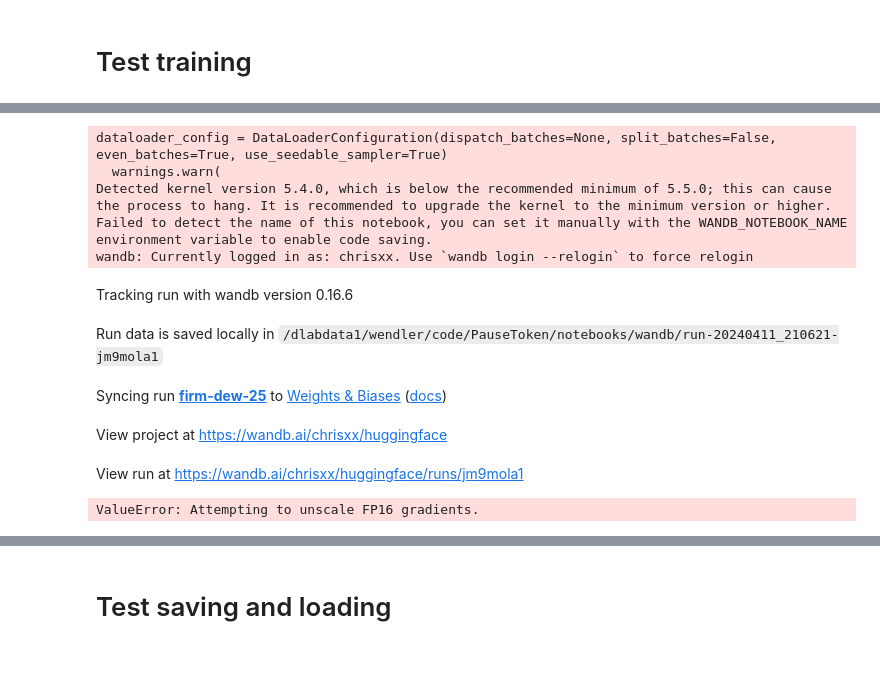
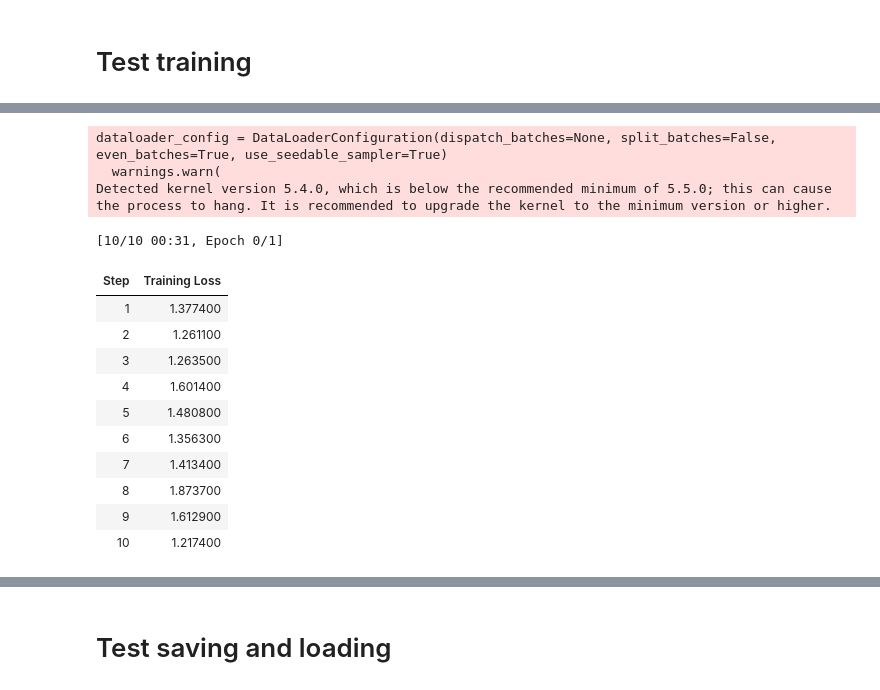
Before and after one commit to epfl-dlab/PauseToken, a Jupyter notebook: notebooks/LoRA and Add Tokens Example.ipynb, the cells around one changed output, grey strips where cells are left out. Saved outputs shown, nothing was run; the diff lists cells and outputs as text; code cells hidden in the pictures; blank space fills up the shorter version.

Commit message:
apparently upcasting to float32 helps for the training

```diff
--- a/notebooks/LoRA and Add Tokens Example.ipynb
+++ b/notebooks/LoRA and Add Tokens Example.ipynb
@@ -66,9 +66,13 @@ class Llama2EmbeddingSurgeon():
         # check if llama is surgeried
         assert llama.model.embed_tokens == self.extended_embedding
         assert llama.lm_head == self.extended_unembedding
+        backup_embed_tokens = self.llama.model.embed_tokens
+        backup_lm_head = self.llama.lm_head
         self.llama.model.embed_tokens = self.backup_embed_tokens
         self.llama.lm_head = self.backup_lm_head
         self.llama.save_pretrained(path)
+        self.llama.model.embed_tokens = backup_embed_tokens
+        self.llama.lm_head = backup_lm_head
         self.extended_tokenizer.save_pretrained(path)
         torch.save(self.extended_embedding.state_dict(), f"{path}/extended_embedding.pt")
         torch.save(self.extended_unembedding.state_dict(), f"{path}/extended_unembedding.pt")
@@ -92,12 +96,8 @@ class PeftModelEmbeddingSurgeon():
             self.llama = peft_model
         self.peft_model = peft_model
         self.extended_tokenizer = extended_tokenizer
-        self.extended_embedding = nn.Embedding(len(extended_tokenizer), self.llama.model.embed_tokens.embedding_dim)
-        self.extended_embedding.to(self.llama.model.embed_tokens.weight.device).to(self.llama.model.embed_tokens.weight.dtype)
-        self.extended_unembedding = nn.Linear(self.llama.model.embed_tokens.embedding_dim, len(extended_tokenizer), bias=False)
-        self.extended_unembedding.to(self.llama.lm_head.weight.device).to(self.llama.lm_head.weight.dtype)
-       # self.extended_embedding = EmbeddingWrapper(self.llama.model.embed_tokens, len(extended_tokenizer))
-       # self.extended_unembedding = LinearWrapper(self.llama.lm_head, len(extended_tokenizer))
+        self.extended_embedding = EmbeddingWrapper(self.llama.model.embed_tokens, len(extended_tokenizer))
+        self.extended_unembedding = LinearWrapper(self.llama.lm_head, len(extended_tokenizer))
 
     def get_surgeried_model(self):
         self.backup_embed_tokens = self.llama.model.embed_tokens
@@ -333,6 +353,11 @@ from transformers import TrainingArguments
 import os
 
 tokenizer.pad_token = tokenizer.eos_token
+
+for param in model.parameters():
+    if param.requires_grad:
+        param.data = param.data.to(torch.float32)
+
 
 trainer = SFTTrainer(
     model = model,
@@ -340,39 +365,47 @@ trainer = SFTTrainer(
     train_dataset = dataset,
     eval_dataset = None,
     dataset_text_field = "text",
     max_seq_length = 1024,
     dataset_num_proc = 2,
     packing = False, # Can make training 5x faster for short sequences.
     args = TrainingArguments(
         gradient_checkpointing=False,
         per_device_train_batch_size = 1,
         gradient_accumulation_steps = 1,
         warmup_steps = 0,
-        max_steps = 1,
+        max_steps = 10,
         #num_train_epochs = 1,
         learning_rate = 2e-4,
         fp16 = not torch.cuda.is_bf16_supported(),
         bf16 = torch.cuda.is_bf16_supported(),
         logging_steps = 1,
         optim = "adamw_8bit",
         weight_decay = 0.01,
         lr_scheduler_type = "linear",
         seed = 3407,
         output_dir = "outputs",
     ),
 )
 
 with torch.cuda.amp.autocast():
     trainer_stats = trainer.train()
+
+for param in model.parameters():
+    if param.requires_grad:
+        param.data = param.data.to(torch.float16)
 # %% [output]
 dataloader_config = DataLoaderConfiguration(dispatch_batches=None, split_batches=False, even_batches=True, use_seedable_sampler=True)
   warnings.warn(
 Detected kernel version 5.4.0, which is below the recommended minimum of 5.5.0; this can cause the process to hang. It is recommended to upgrade the kernel to the minimum version or higher.
-Failed to detect the name of this notebook, you can set it manually with the WANDB_NOTEBOOK_NAME environment variable to enable code saving.
-wandb: Currently logged in as: chrisxx. Use `wandb login --relogin` to force relogin
-Tracking run with wandb version 0.16.6
-Run data is saved locally in /dlabdata1/wendler/code/PauseToken/notebooks/wandb/run-20240411_210621-jm9mola1
-Syncing run firm-dew-25 to Weights & Biases (docs)
-View project at https://wandb.ai/chrisxx/huggingface
-View run at https://wandb.ai/chrisxx/huggingface/runs/jm9mola1
-ValueError: Attempting to unscale FP16 gradients.
+[10/10 00:31, Epoch 0/1]
+| Step | Training Loss |
+| 1 | 1.377400 |
+| 2 | 1.261100 |
+| 3 | 1.263500 |
+| 4 | 1.601400 |
+| 5 | 1.480800 |
+| 6 | 1.356300 |
+| 7 | 1.413400 |
+| 8 | 1.873700 |
+| 9 | 1.612900 |
+| 10 | 1.217400 |
```
Also changed, not shown: parts of 10 cells of this notebook.
